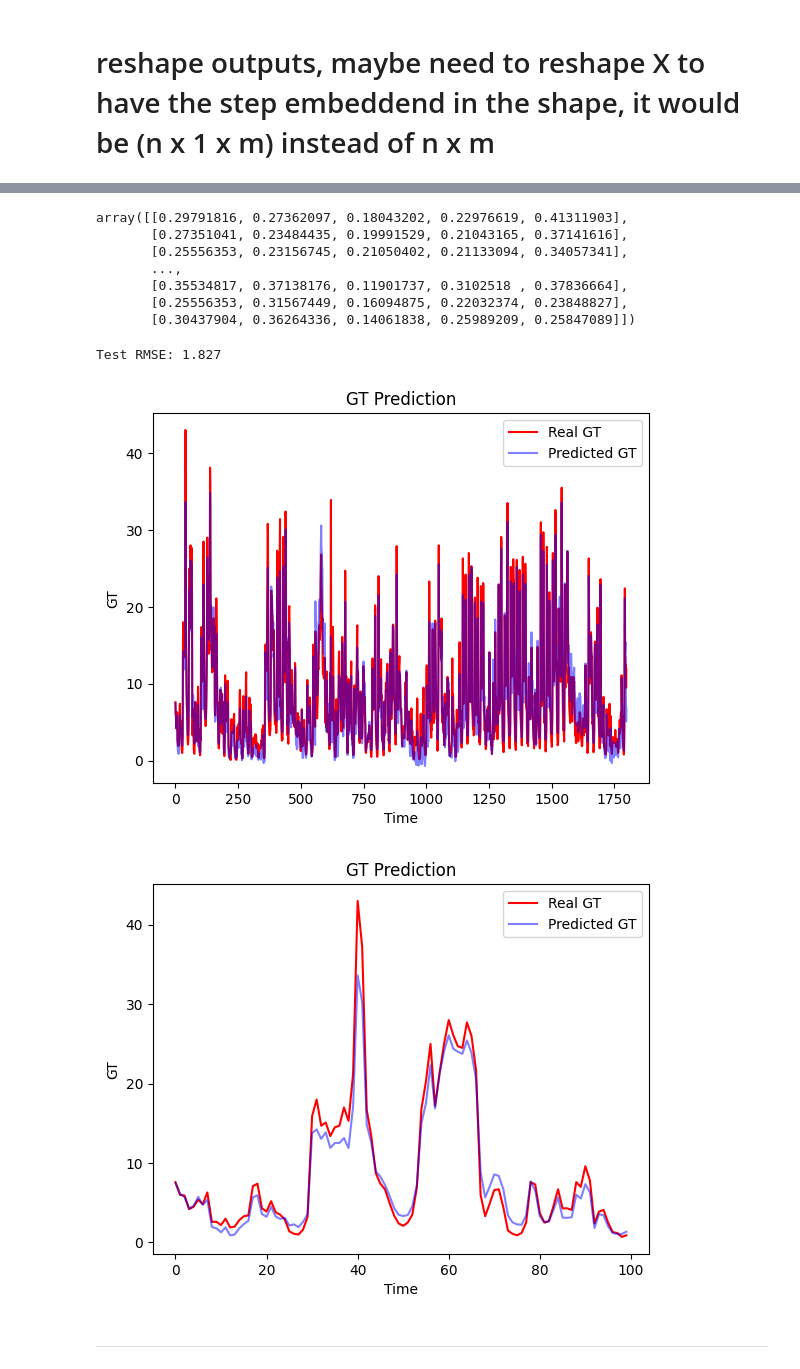
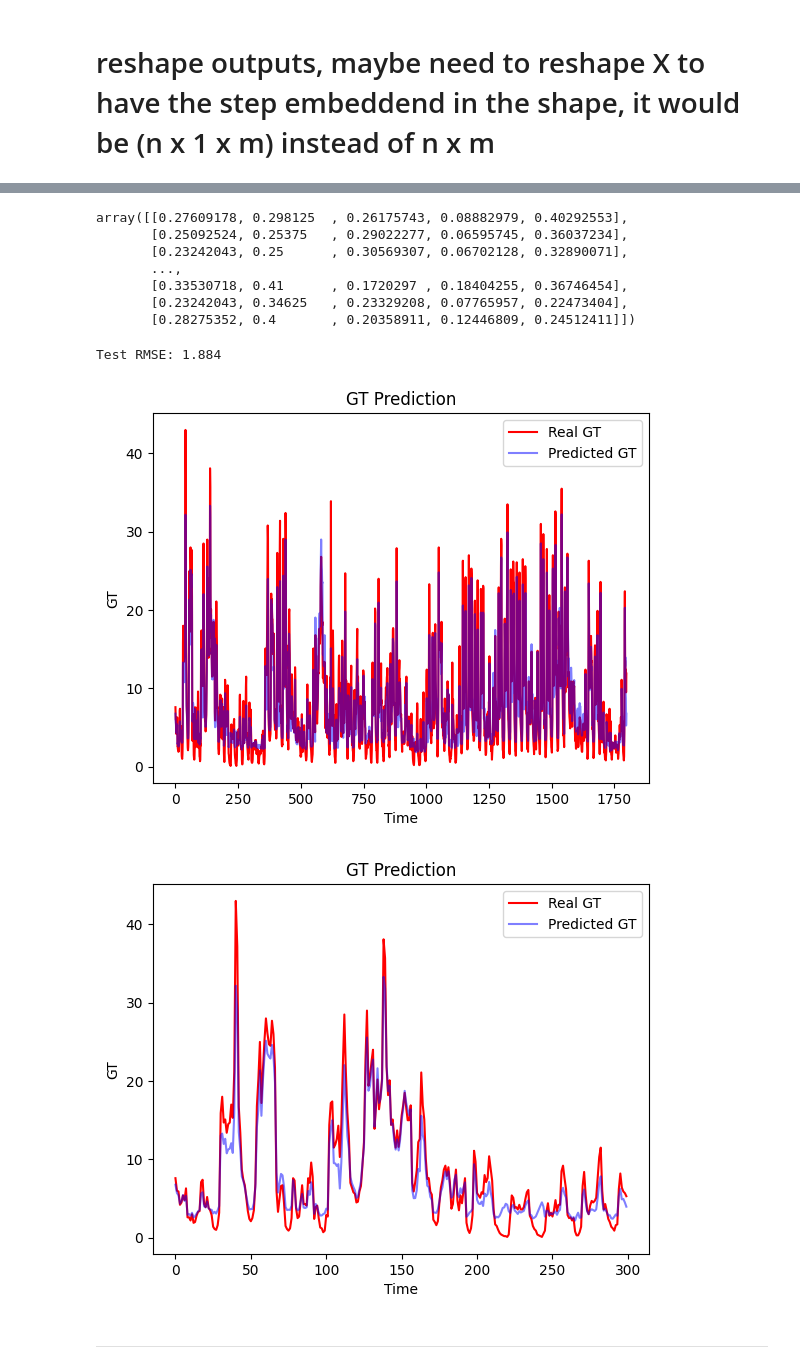
Before and after one commit to lavo2/ISPR-Midterms, a Jupyter notebook: 3/midterm3.ipynb, the cells around one changed output, grey strips where cells are left out. Drawn from its saved outputs; the diff is of its cells as text; code cells hidden in the pictures.

```diff
--- a/3/midterm3.ipynb
+++ b/3/midterm3.ipynb
@@ -154,0 +128,12 @@ test_X, test_y = X_[train_size:], y_[train_size:]
+# %%
+# split into train and test sets
+dataset = df.values
+
+train_size = int(len(dataset) * 0.8)
+test_size = len(dataset) - train_size
+validation_size = int(train_size * 0.2)
+train_size = train_size - validation_size
+
+print(train_size, validation_size, test_size)
+print(len(dataset))
+print(train_size + validation_size + test_size)
@@ -155,3 +144,20 @@ test_X, test_y = X_[train_size:], y_[train_size:]
+# %%
+# normalize the dataset
+X_ = dataset[:, :-1]
+y_ = dataset[:, -1]
+train_X, train_y = X_[:train_size], y_[:train_size]
+validation_X, validation_y = X_[train_size:train_size+validation_size], y_[train_size:train_size+validation_size]
+test_X, test_y = X_[train_size+validation_size:], y_[train_size+validation_size:]
+
+scaler = MinMaxScaler(feature_range=(0, 1))
+train_X = scaler.fit_transform(train_X)
+validation_X = scaler.transform(validation_X)
+test_X = scaler.transform(test_X)
+
+scaler_y = MinMaxScaler(feature_range=(0, 1))
+train_y = scaler_y.fit_transform(train_y.reshape(-1, 1))
+validation_y = scaler_y.transform(validation_y.reshape(-1, 1))
+test_y = scaler_y.transform(test_y.reshape(-1, 1))
 # %% [markdown]
 # reshape outputs, maybe need to reshape X to have the step embeddend in the shape, it would be (n x 1 x m) instead of n x m
 # %%
@@ -188,6 +194,6 @@ Model: "sequential_4"
  Non-trainable params: 0 (0.00 B)
 None
 # %%
-history = model.fit(train_X, train_y, validation_split=0.2, epochs=20, batch_size=50, verbose=1, shuffle=False)
+history = model.fit(train_X, train_y, validation_data=[validation_X, validation_y], epochs=20, batch_size=50, verbose=1, shuffle=False)
 # %% [output]
 Epoch 1/20
@@ -227,13 +233,13 @@ predict.shape
 # %%
 test_X
 # %% [output]
-array([[0.29791816, 0.27362097, 0.18043202, 0.22976619, 0.41311903],
-       [0.27351041, 0.23484435, 0.19991529, 0.21043165, 0.37141616],
-       [0.25556353, 0.23156745, 0.21050402, 0.21133094, 0.34057341],
+array([[0.27609178, 0.298125  , 0.26175743, 0.08882979, 0.40292553],
+       [0.25092524, 0.25375   , 0.29022277, 0.06595745, 0.36037234],
+       [0.23242043, 0.25      , 0.30569307, 0.06702128, 0.32890071],
        ...,
-       [0.35534817, 0.37138176, 0.11901737, 0.3102518 , 0.37836664],
-       [0.25556353, 0.31567449, 0.16094875, 0.22032374, 0.23848827],
-       [0.30437904, 0.36264336, 0.14061838, 0.25989209, 0.25847089]])
+       [0.33530718, 0.41      , 0.1720297 , 0.18404255, 0.36746454],
+       [0.23242043, 0.34625   , 0.23329208, 0.07765957, 0.22473404],
+       [0.28275352, 0.4       , 0.20358911, 0.12446809, 0.24512411]])
 # %%
 predict = scaler_y.inverse_transform(predict)
 # %%
@@ -242,7 +248,7 @@ test_y = scaler_y.inverse_transform(test_y)
 rmse = math.sqrt(mean_squared_error(test_y, predict))
 print('Test RMSE: %.3f' % rmse)
 # %% [output]
-Test RMSE: 1.827
+Test RMSE: 1.884
 # %%
 # plot the data
 plt.plot(test_y, color = 'red', label = 'Real GT')
@@ -254,19 +260,19 @@ plt.ylabel('GT')
 plt.legend()
 plt.show()
 # %% [output]
-[figure, old version]
+[figure, new version]
 # %%
 # plot the prediction more readable
-plt.plot(test_y[:100], color = 'red', label = 'Real GT')
-plt.plot(predict[:100], color = 'blue', label = 'Predicted GT', alpha=0.5)
+plt.plot(test_y[0:300], color = 'red', label = 'Real GT')
+plt.plot(predict[0:300], color = 'blue', label = 'Predicted GT', alpha=0.5)
 plt.title('GT Prediction')
 
 plt.xlabel('Time')
 plt.ylabel('GT')
 plt.legend()
 plt.show()
 # %% [output]
-[figure, old version]
+[figure, new version]
 # %% [markdown]
 ---
 # %% [markdown]
```
Also changed, not shown: parts of 24 cells of this notebook.
